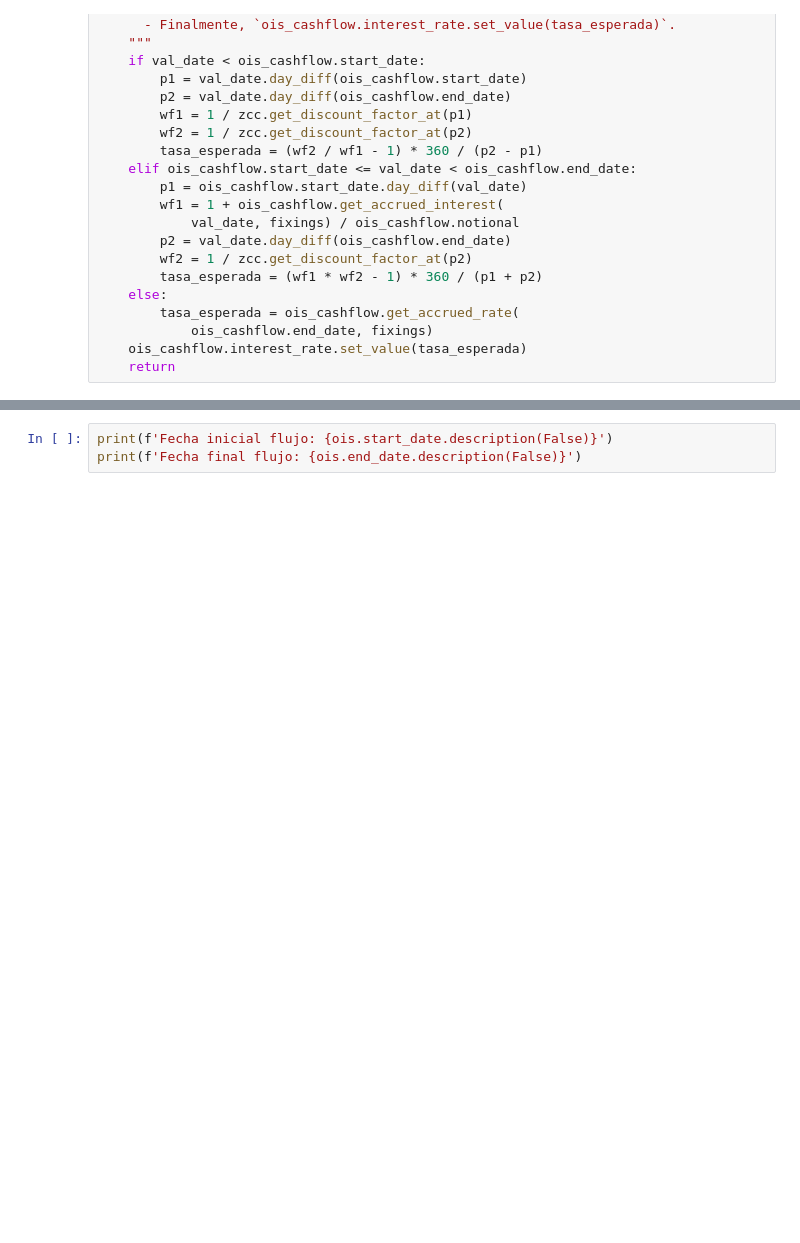
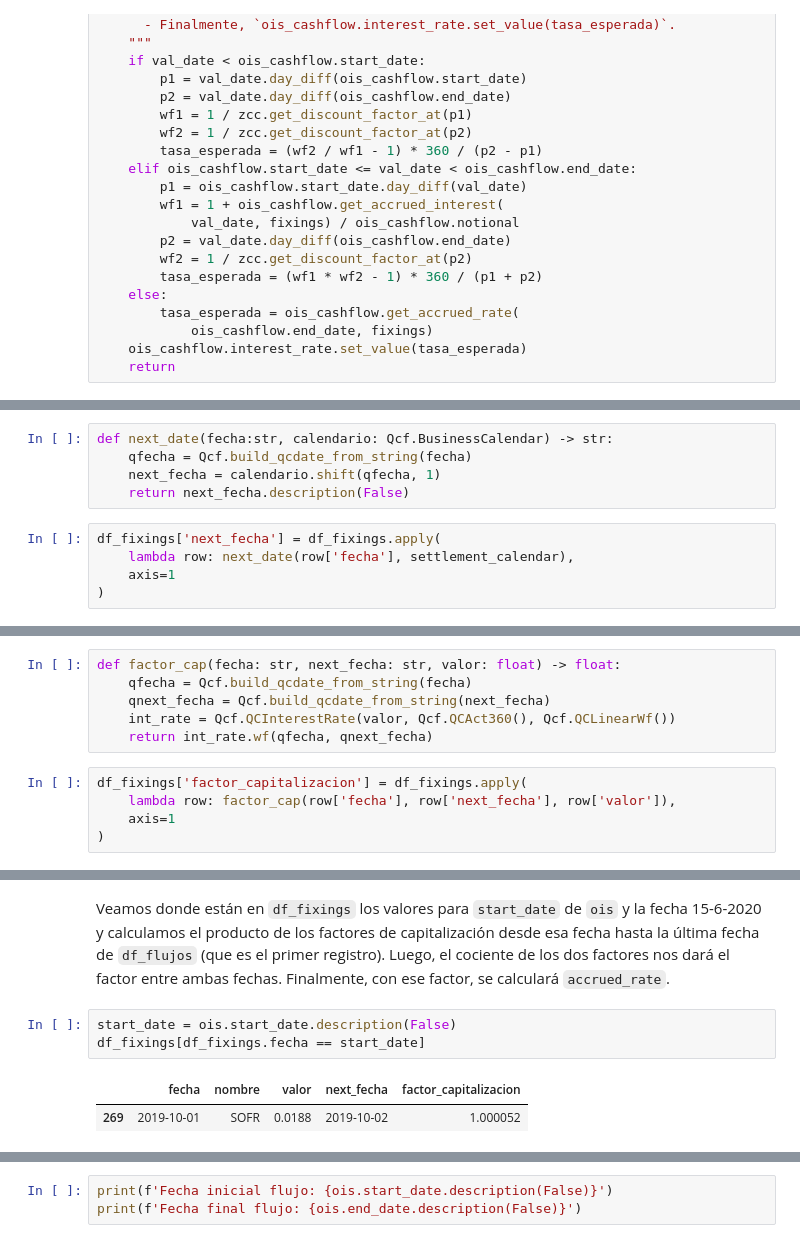
Before and after one commit to adiaz-efaa/mif-2020, a Jupyter notebook: 08_tarea_1.ipynb, the cells around one changed output, grey strips where cells are left out. Drawn from its saved outputs; the diff is of its cells as text; blank space fills up the shorter version.

```diff
--- a/08_tarea_1.ipynb
+++ b/08_tarea_1.ipynb
@@ -307,0 +348,10 @@ def set_expected_rate(
+# %%
+def next_date(fecha:str, calendario: Qcf.BusinessCalendar) -> str:
+    qfecha = Qcf.build_qcdate_from_string(fecha)
+    next_fecha = calendario.shift(qfecha, 1)
+    return next_fecha.description(False)
+# %%
+df_fixings['next_fecha'] = df_fixings.apply(
+    lambda row: next_date(row['fecha'], settlement_calendar),
+    axis=1
+)
@@ -307,0 +369,11 @@ def set_expected_rate(
+# %%
+def factor_cap(fecha: str, next_fecha: str, valor: float) -> float:
+    qfecha = Qcf.build_qcdate_from_string(fecha)
+    qnext_fecha = Qcf.build_qcdate_from_string(next_fecha)
+    int_rate = Qcf.QCInterestRate(valor, Qcf.QCAct360(), Qcf.QCLinearWf())
+    return int_rate.wf(qfecha, qnext_fecha)
+# %%
+df_fixings['factor_capitalizacion'] = df_fixings.apply(
+    lambda row: factor_cap(row['fecha'], row['next_fecha'], row['valor']),
+    axis=1
+)
@@ -307,0 +389,8 @@ def set_expected_rate(
+# %% [markdown]
+Veamos donde están en `df_fixings` los valores para `start_date` de `ois` y la fecha 15-6-2020 y calculamos el producto de los factores de capitalización desde esa fecha hasta la última fecha de `df_flujos` (que es el primer registro). Luego, el cociente de los dos factores nos dará el factor entre ambas fechas. Finalmente, con ese factor, se calculará `accrued_rate`.
+# %%
+start_date = ois.start_date.description(False)
+df_fixings[df_fixings.fecha == start_date]
+# %% [output]
+|  | fecha | nombre | valor | next_fecha | factor_capitalizacion |
+| 269 | 2019-10-01 | SOFR | 0.0188 | 2019-10-02 | 1.000052 |
```
Also changed, not shown: parts of 55 cells of this notebook, 20 other files.
